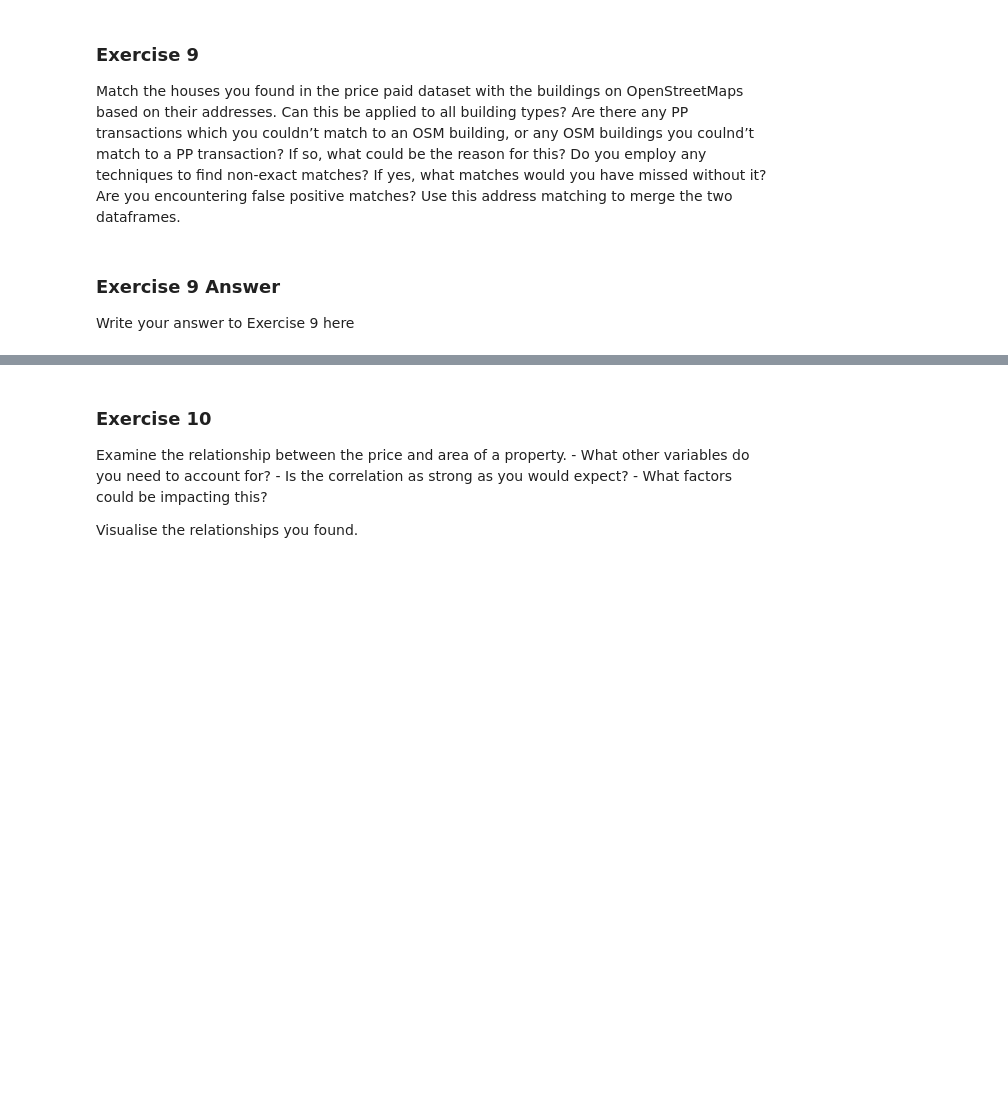
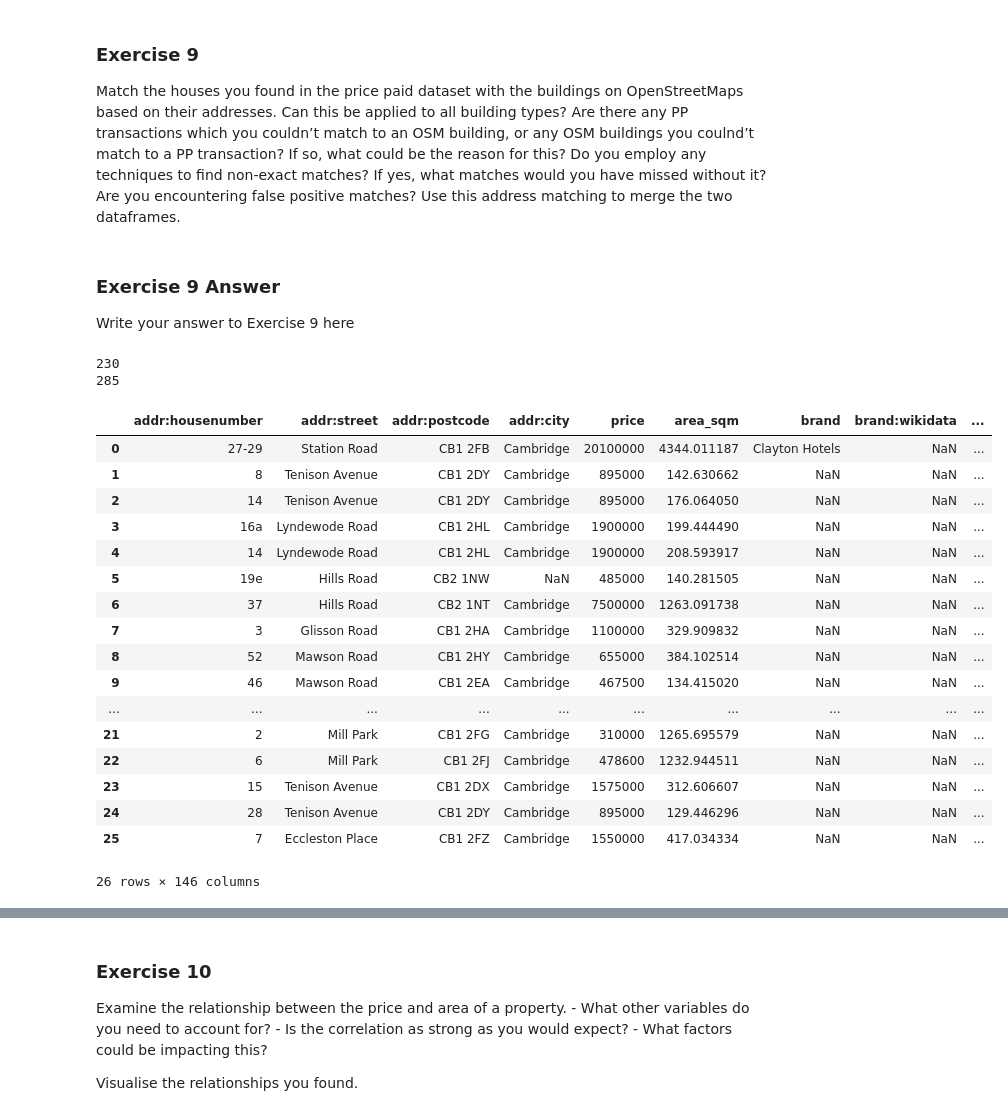
Before and after one commit to MatthewGregson123/fynesse_template, a Jupyter notebook: _notebooks/02_access_assess_geospatial.ipynb, the cells around one changed output, grey strips where cells are left out. Drawn from its saved outputs; the diff is of its cells as text; code cells hidden in the pictures; blank space fills up the shorter version.

```diff
--- a/_notebooks/02_access_assess_geospatial.ipynb
+++ b/_notebooks/02_access_assess_geospatial.ipynb
@@ -1235,4 +1206,80 @@ this address matching to merge the two dataframes.
 
 Write your answer to Exercise 9 here
 # %%
-# Use this box for any code you need
+print(len(result))
+print(len(addresses_pois_df))
+def combine_data(prices_coordinates_data_result, addresses_pois_df):
+  transactions_data_dic = {"primary_to_secondary": {}}
+  for row in prices_coordinates_data_result:
+    postcode = row[0]
+    primary_addressable_object_name = row[1]
+
+    if postcode in transactions_data_dic:
+      transactions_data_dic[postcode]["primary_addressable_object_name"].append(primary_addressable_object_name)
+    else:
+      transactions_data_dic[postcode] = {"primary_addressable_object_name": [primary_addressable_object_name], "street": row[3], "latitude": row[4], "longitude": row[5], "price":row[6]}
+
+  matches = []
+  for i in range(len(addresses_pois_df)):
+    row = addresses_pois_df.iloc[i].to_dict()
+    if row["addr:postcode"] in transactions_data_dic:
+      house_number = row["addr:housenumber"].split("-")
+      if len(house_number) == 1:
+        house_number = house_number[0].upper()
+      else:
+        house_number = house_number[0].upper() + " - " + house_number[1].upper()
+
+      paom1 = paom2 = paom3 = paom4 = paom5 = paom6 = house_number
+
+      if type(row["name"]) is str:
+        paom4  = row["name"].upper()
+        paom1 = paom4 + ", " + paom1
+      if type(row["old_name"]) is str:
+        paom5 = row["old_name"].upper()
+        paom2 = paom5 + ", " + paom2
+      if type(row["addr:housename"]) is str:
+        paom6 = row["addr:housename"].upper()
+        paom3 = paom6 + ", " + paom3
+
+      paom_list = transactions_data_dic[row["addr:postcode"]]["primary_addressable_object_name"]
+      if paom1 in paom_list or paom2 in paom_list or paom3 in paom_list or paom4 in paom_list or paom5 in paom_list or paom6 in paom_list or row["addr:housenumber"] in paom_list:
+        if row["addr:street"].upper() == transactions_data_dic[row["addr:postcode"]]["street"]:
+          row["longitude"] = transactions_data_dic[row["addr:postcode"]]["longitude"]
+          row["latitude"] = transactions_data_dic[row["addr:postcode"]]["latitude"]
+          row["price"] = transactions_data_dic[row["addr:postcode"]]["price"]
+          matches.append(row)
+
+  # Allows you specify order of the first columns
+  columns = ["addr:housenumber","addr:street", "addr:postcode", "addr:city", "price", "area_sqm"]
+
+  # Fills in the rest of the columns
+  for key in matches[0]:
+    if key not in columns:
+      columns.append(key)
+
+  price_area_df = pd.DataFrame(matches, columns=columns)
+  return price_area_df
+
+price_area_df = combine_data(result, addresses_pois_df)
+price_area_df
+# %% [output]
+230
+285
+|  | addr:housenumber | addr:street | addr:postcode | addr:city | price | area_sqm | brand | brand:wikidata | ... |
+| 0 | 27-29 | Station Road | CB1 2FB | Cambridge | 20100000 | 4344.011187 | Clayton Hotels | NaN | ... |
+| 1 | 8 | Tenison Avenue | CB1 2DY | Cambridge | 895000 | 142.630662 | NaN | NaN | ... |
+| 2 | 14 | Tenison Avenue | CB1 2DY | Cambridge | 895000 | 176.064050 | NaN | NaN | ... |
+| 3 | 16a | Lyndewode Road | CB1 2HL | Cambridge | 1900000 | 199.444490 | NaN | NaN | ... |
+| 4 | 14 | Lyndewode Road | CB1 2HL | Cambridge | 1900000 | 208.593917 | NaN | NaN | ... |
+| 5 | 19e | Hills Road | CB2 1NW | NaN | 485000 | 140.281505 | NaN | NaN | ... |
+| 6 | 37 | Hills Road | CB2 1NT | Cambridge | 7500000 | 1263.091738 | NaN | NaN | ... |
+| 7 | 3 | Glisson Road | CB1 2HA | Cambridge | 1100000 | 329.909832 | NaN | NaN | ... |
+| 8 | 52 | Mawson Road | CB1 2HY | Cambridge | 655000 | 384.102514 | NaN | NaN | ... |
+| 9 | 46 | Mawson Road | CB1 2EA | Cambridge | 467500 | 134.415020 | NaN | NaN | ... |
+| ... | ... | ... | ... | ... | ... | ... | ... | ... | ... |
+| 21 | 2 | Mill Park | CB1 2FG | Cambridge | 310000 | 1265.695579 | NaN | NaN | ... |
+| 22 | 6 | Mill Park | CB1 2FJ | Cambridge | 478600 | 1232.944511 | NaN | NaN | ... |
+| 23 | 15 | Tenison Avenue | CB1 2DX | Cambridge | 1575000 | 312.606607 | NaN | NaN | ... |
+| 24 | 28 | Tenison Avenue | CB1 2DY | Cambridge | 895000 | 129.446296 | NaN | NaN | ... |
+| 25 | 7 | Eccleston Place | CB1 2FZ | Cambridge | 1550000 | 417.034334 | NaN | NaN | ... |
+26 rows × 146 columns
```
Also changed, not shown: parts of 23 cells of this notebook.
